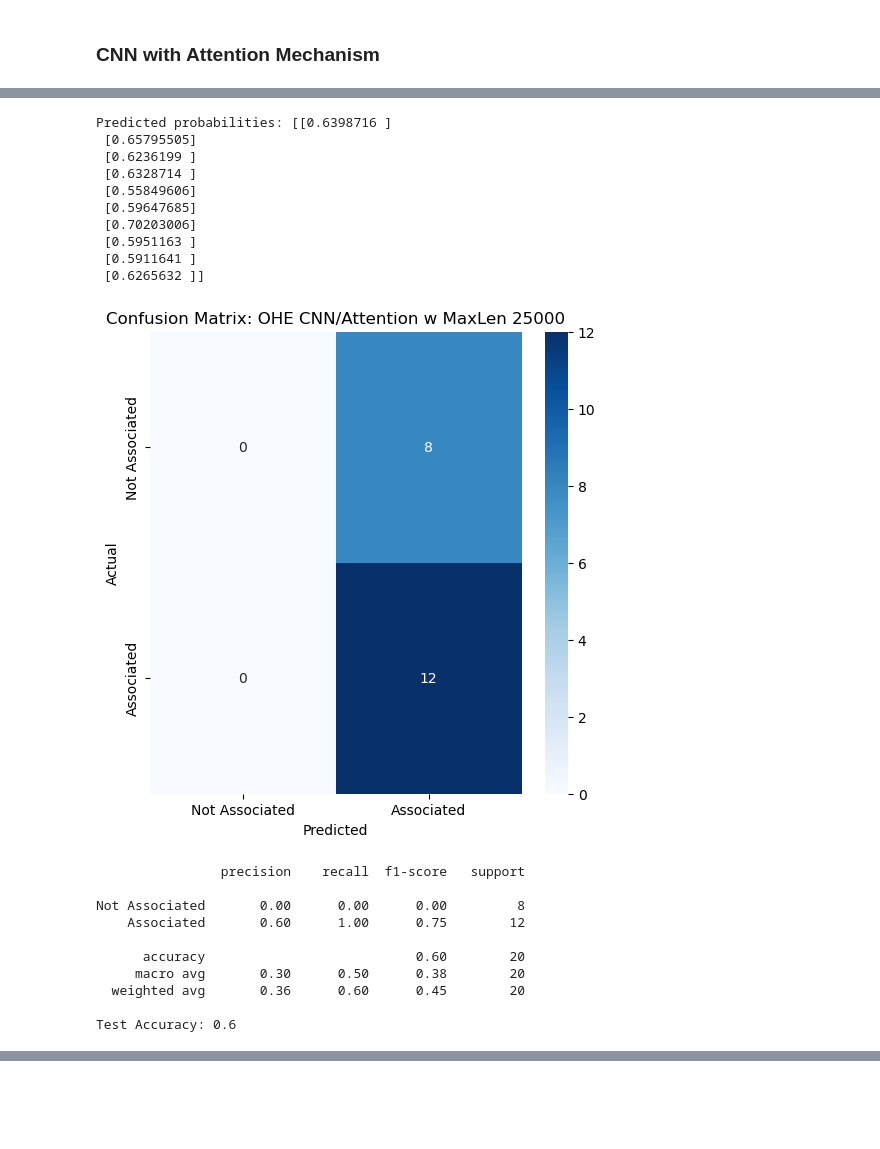
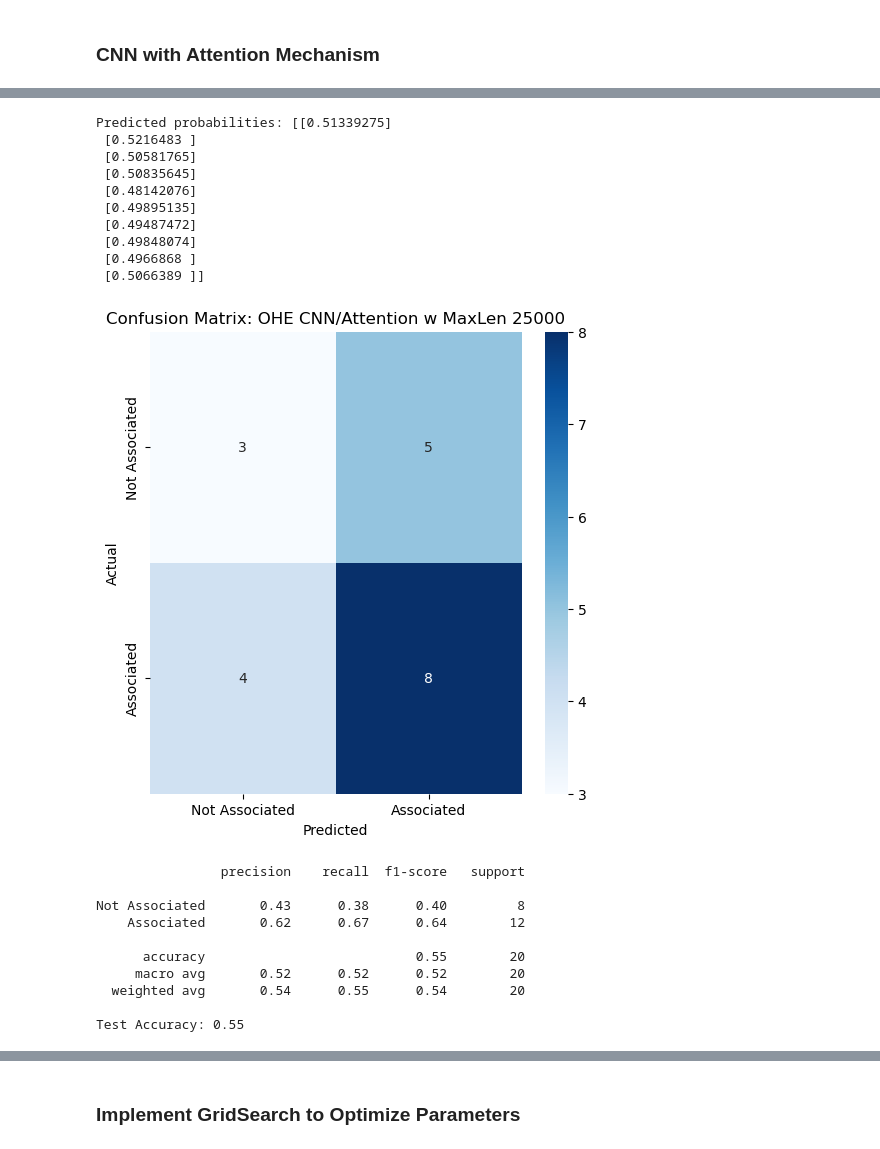
Before and after one commit to shreepatel0527/277B_Final_Project, a Jupyter notebook: stft_attention.ipynb, the cells around one changed output, grey strips where cells are left out. Saved outputs shown, nothing was run; the diff lists cells and outputs as text; code cells hidden in the pictures; blank space fills up the shorter version.

Commit message:
Updated stft model and re-imported model_to_present

```diff
--- a/stft_attention.ipynb
+++ b/stft_attention.ipynb
@@ -108,7 +111,7 @@ Index(['sequence_length', 'gc_content', 'at_gc_ratio', 'kmer_3_GGG',
 # %%
 # one hot encode each sequence and store in a NumPy array
 # determine longest sequence
-max_len = 25000
+max_len = 26000
 
 print(f"Max sequence length: {max_len}")
 
@@ -303,7 +306,5 @@ plt.show()
 # %%
-# this model has no test set, so disregard this cell
-
-y_pred = model.predict(X_test)
+y_pred = model.predict(X_test, batch_size = 4)
 
 # Plot the predicted probabilities
 plt.hist(y_pred, bins=30)
@@ -314,7 +315,7 @@ plt.show()
 
 print("Predicted probabilities:", y_pred[:10])  # Check the first 10 predictions
 
-threshold = 0.5  # Adjust the threshold value as needed
+threshold = 0.5  # Adjust if needed !
 y_pred_binary = (y_pred >= threshold).astype(int)
 
 cm = confusion_matrix(Y_test, y_pred_binary)
@@ -338,4 +339,22 @@ plt.plot(history.history['val_loss'], label='Validation Loss')
 plt.title("Training and Validation Loss")
 plt.legend()
 plt.show()
+
+# Replace `y_true` and `y_pred_prob` with your actual data
+
+# Compute ROC curve and ROC area
+fpr, tpr, thresholds = roc_curve(Y_test, y_pred)
+roc_auc = auc(fpr, tpr)
+
+# Plotting
+plt.figure()
+plt.plot(fpr, tpr, color='darkorange', lw=2, label=f'ROC curve (area = {roc_auc:.2f})')
+plt.plot([0, 1], [0, 1], color='navy', lw=2, linestyle='--')  # Diagonal line
+plt.xlim([0.0, 1.0])
+plt.ylim([0.0, 1.05])
+plt.xlabel('False Positive Rate')
+plt.ylabel('True Positive Rate')
+plt.title('Receiver Operating Characteristic')
+plt.legend(loc='lower right')
+plt.show()
 # %% [output]
@@ -344,21 +363,21 @@ plt.show()
-Predicted probabilities: [[0.6398716 ]
- [0.65795505]
- [0.6236199 ]
- [0.6328714 ]
- [0.55849606]
- [0.59647685]
- [0.70203006]
- [0.5951163 ]
- [0.5911641 ]
- [0.6265632 ]]
+Predicted probabilities: [[0.51339275]
+ [0.5216483 ]
+ [0.50581765]
+ [0.50835645]
+ [0.48142076]
+ [0.49895135]
+ [0.49487472]
+ [0.49848074]
+ [0.4966868 ]
+ [0.5066389 ]]
-[figure, old version]
+[figure, new version]
                 precision    recall  f1-score   support
 
-Not Associated       0.00      0.00      0.00         8
-    Associated       0.60      1.00      0.75        12
+Not Associated       0.43      0.38      0.40         8
+    Associated       0.62      0.67      0.64        12
 
-      accuracy                           0.60        20
-     macro avg       0.30      0.50      0.38        20
-  weighted avg       0.36      0.60      0.45        20
+      accuracy                           0.55        20
+     macro avg       0.52      0.52      0.52        20
+  weighted avg       0.54      0.55      0.54        20
 
-Test Accuracy: 0.6
+Test Accuracy: 0.55
@@ -365,0 +386,2 @@ Test Accuracy: 0.6
+# %% [markdown]
+### Implement GridSearch to Optimize Parameters
```
Also changed, not shown: parts of 9 cells of this notebook, 2 other files.
